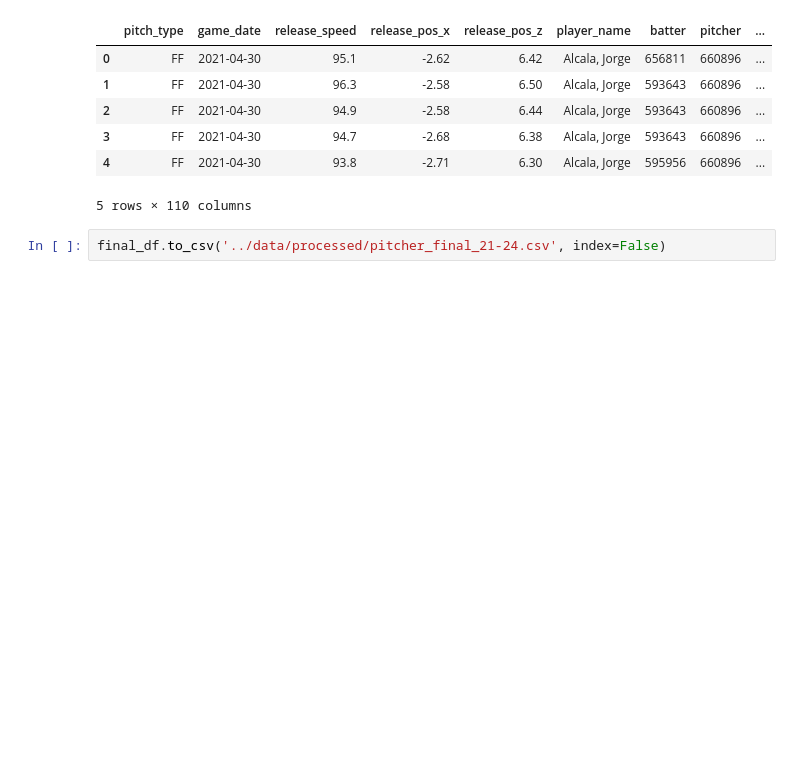
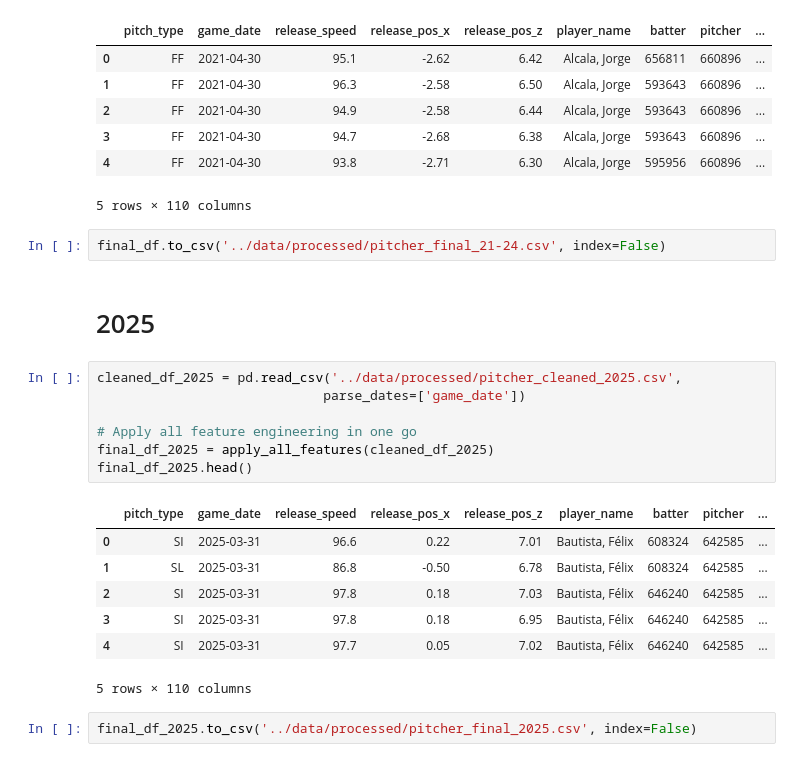
Before and after one commit to rrenken/pitch-recommendation, a Jupyter notebook: notebooks/engineering.ipynb, the cells around one changed output. Drawn from its saved outputs; the diff is of its cells as text; blank space fills up the shorter version.

```diff
--- a/notebooks/engineering.ipynb
+++ b/notebooks/engineering.ipynb
@@ -29,3 +29,22 @@ final_df.head()
 5 rows × 110 columns
 # %%
 final_df.to_csv('../data/processed/pitcher_final_21-24.csv', index=False)
+# %% [markdown]
+# 2025
+# %%
+cleaned_df_2025 = pd.read_csv('../data/processed/pitcher_cleaned_2025.csv',
+                             parse_dates=['game_date'])
+
+# Apply all feature engineering in one go
+final_df_2025 = apply_all_features(cleaned_df_2025)
+final_df_2025.head()
+# %% [output]
+|  | pitch_type | game_date | release_speed | release_pos_x | release_pos_z | player_name | batter | pitcher | ... |
+| 0 | SI | 2025-03-31 | 96.6 | 0.22 | 7.01 | Bautista, Félix | 608324 | 642585 | ... |
+| 1 | SL | 2025-03-31 | 86.8 | -0.50 | 6.78 | Bautista, Félix | 608324 | 642585 | ... |
+| 2 | SI | 2025-03-31 | 97.8 | 0.18 | 7.03 | Bautista, Félix | 646240 | 642585 | ... |
+| 3 | SI | 2025-03-31 | 97.8 | 0.18 | 6.95 | Bautista, Félix | 646240 | 642585 | ... |
+| 4 | SI | 2025-03-31 | 97.7 | 0.05 | 7.02 | Bautista, Félix | 646240 | 642585 | ... |
+5 rows × 110 columns
+# %%
+final_df_2025.to_csv('../data/processed/pitcher_final_2025.csv', index=False)
```
Also changed, not shown: 10 other files.
